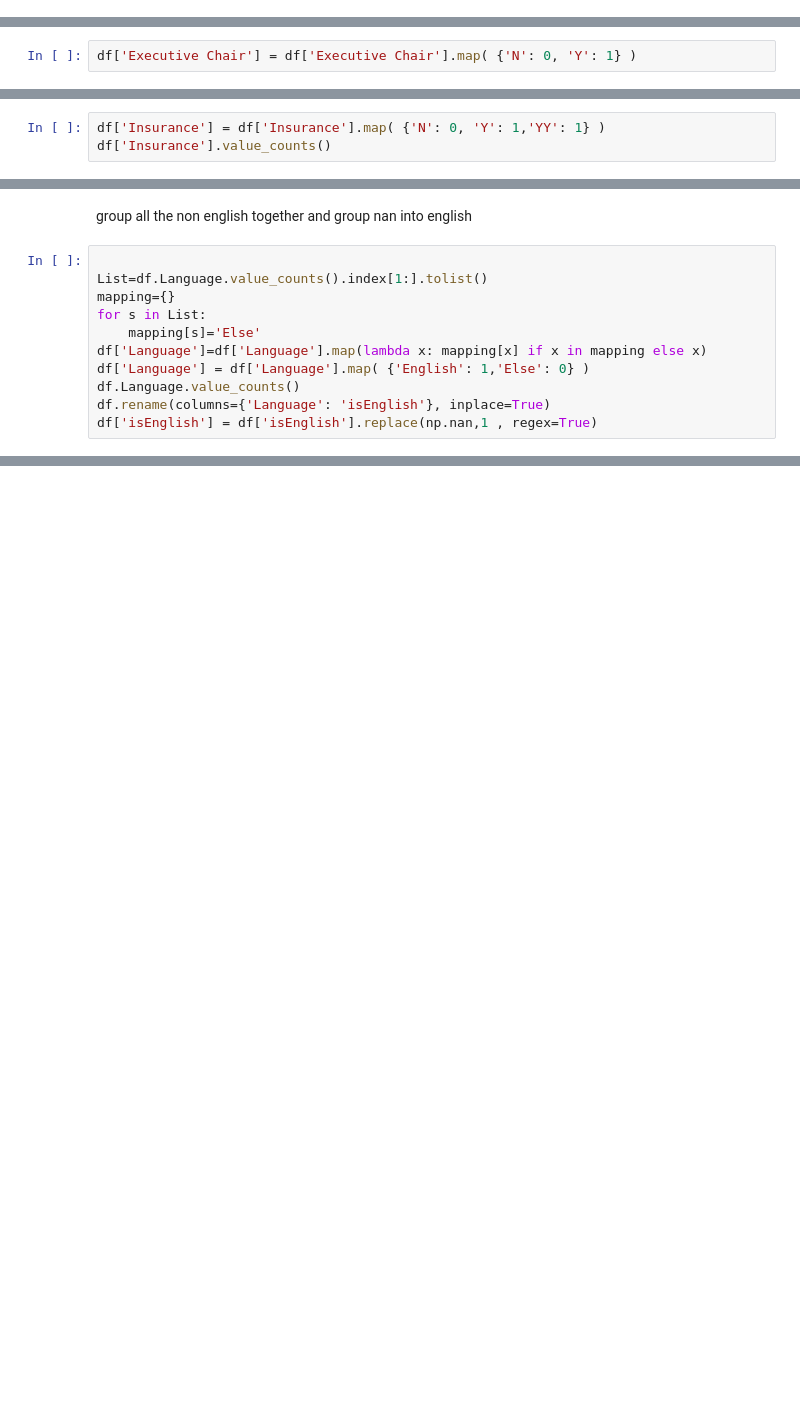
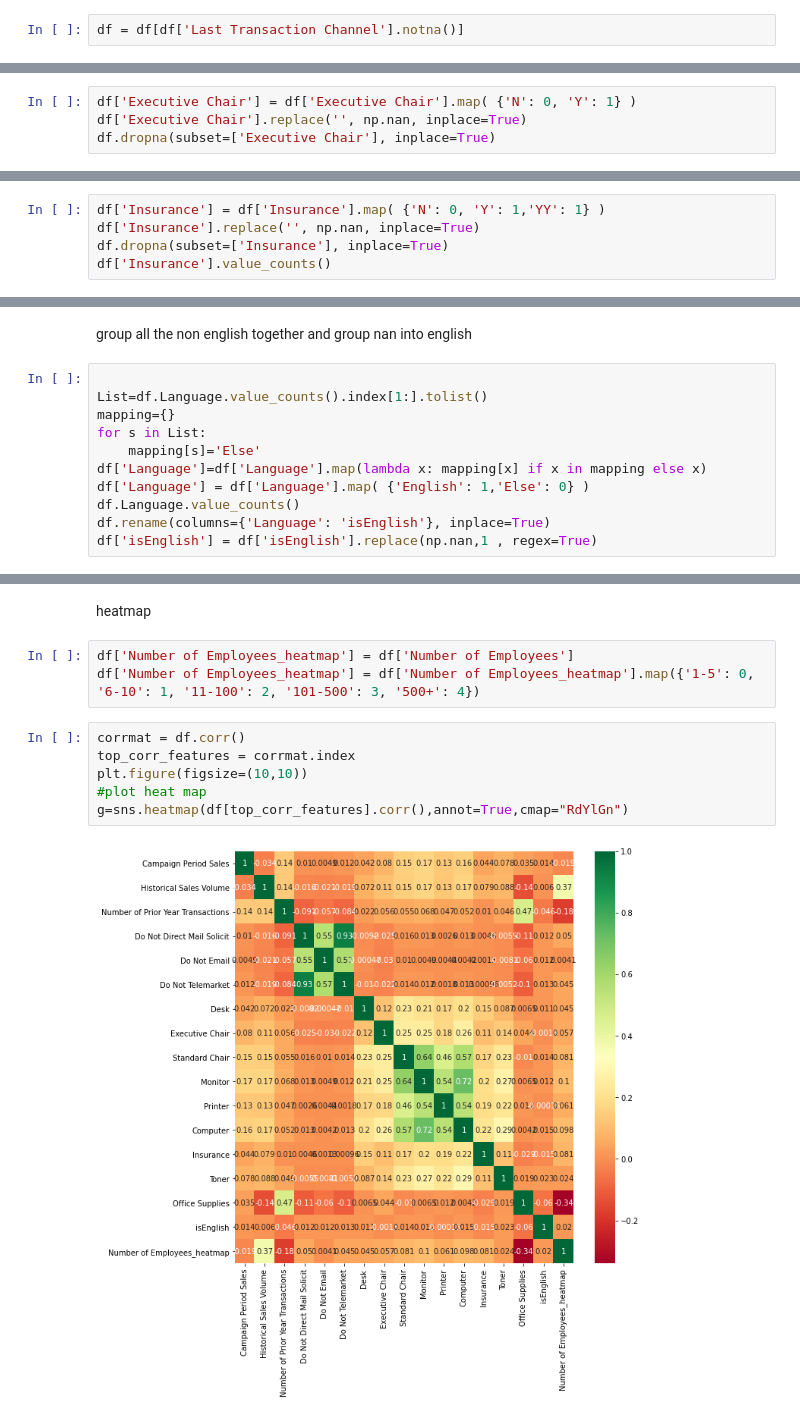
Before and after one commit to viffsi/Office_supply, a Jupyter notebook: office_supply.ipynb, the cells around one changed output, grey strips where cells are left out. Saved outputs shown, nothing was run; the diff lists cells and outputs as text; blank space fills up the shorter version.

```diff
--- a/office_supply.ipynb
+++ b/office_supply.ipynb
@@ -106,2 +207,4 @@ df['Last Transaction Channel'].isnull().sum()
+# %%
+df = df[df['Last Transaction Channel'].notna()]
 # %%
 df['Desk'].value_counts()
@@ -129,4 +262,6 @@ df['Executive Chair'].value_counts()
 # %%
 df['Executive Chair'] = df['Executive Chair'].map( {'N': 0, 'Y': 1} )
+df['Executive Chair'].replace('', np.nan, inplace=True)
+df.dropna(subset=['Executive Chair'], inplace=True)
 # %%
 df['Executive Chair'].value_counts()
@@ -155,3 +333,5 @@ df['Insurance'].value_counts()
 # %%
 df['Insurance'] = df['Insurance'].map( {'N': 0, 'Y': 1,'YY': 1} )
+df['Insurance'].replace('', np.nan, inplace=True)
+df.dropna(subset=['Insurance'], inplace=True)
 df['Insurance'].value_counts()
@@ -212,0 +490,13 @@ df.info()
+# %% [markdown]
+heatmap
+# %%
+df['Number of Employees_heatmap'] = df['Number of Employees']
+df['Number of Employees_heatmap'] = df['Number of Employees_heatmap'].map({'1-5': 0, '6-10': 1, '11-100': 2, '101-500': 3, '500+': 4})
+# %%
+corrmat = df.corr()
+top_corr_features = corrmat.index
+plt.figure(figsize=(10,10))
+#plot heat map
+g=sns.heatmap(df[top_corr_features].corr(),annot=True,cmap="RdYlGn")
+# %% [output]
+[figure, added]
```
Also changed, not shown: parts of 46 cells of this notebook.
